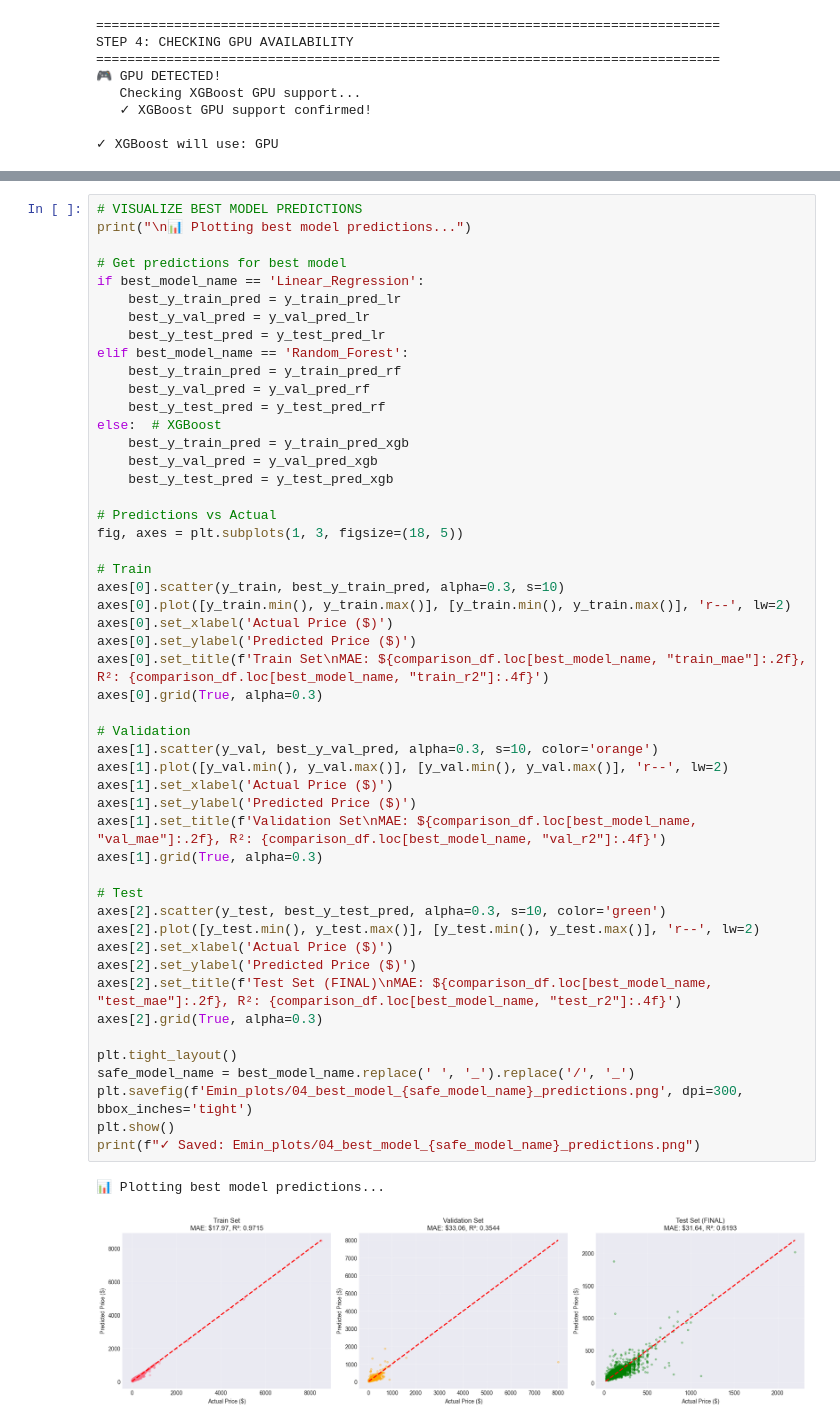
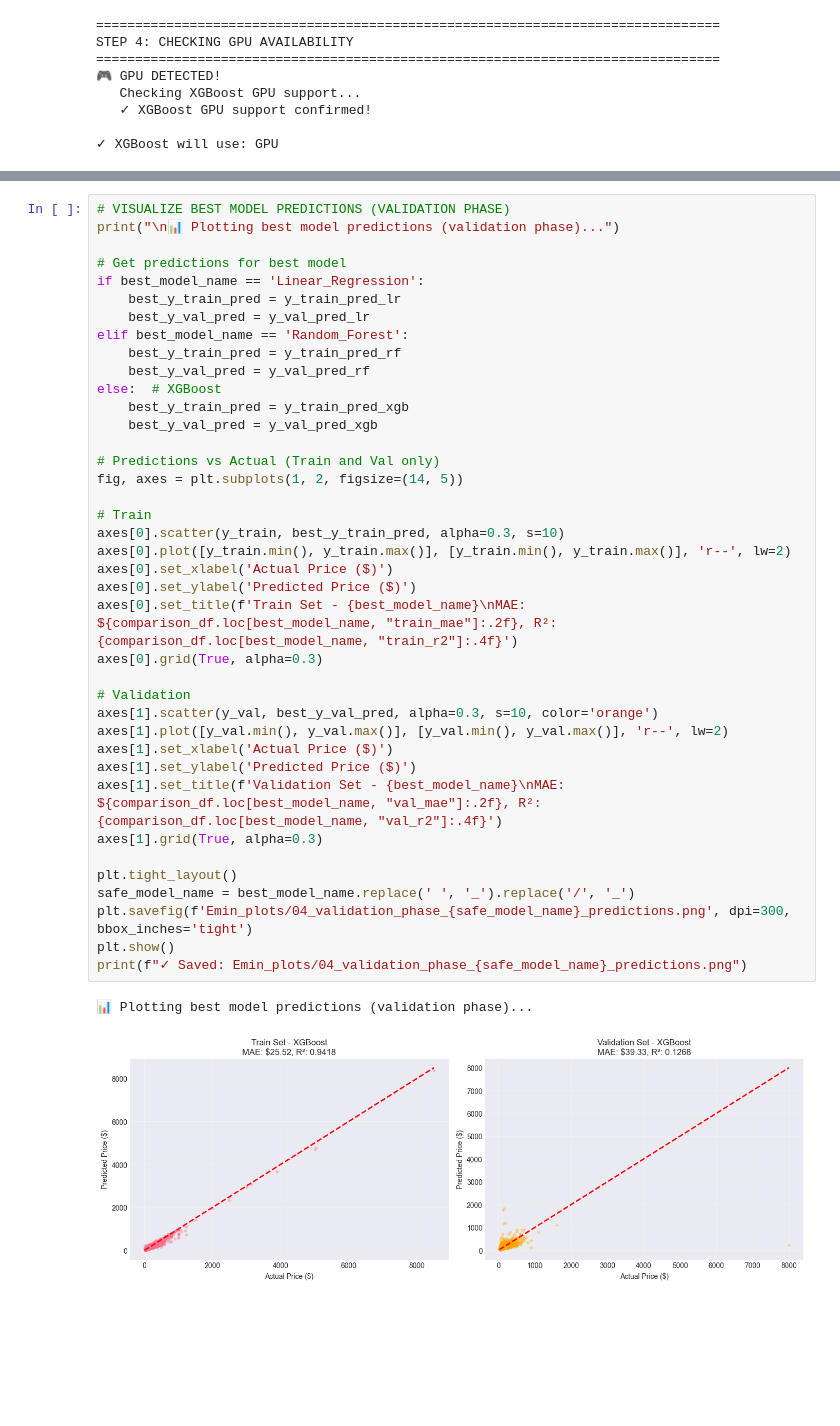
Before and after one commit to EminHALLAK/Airbnb-Price_Predection, a Jupyter notebook: model_training.ipynb, the cells around one changed output, grey strips where cells are left out. Cells and saved outputs as stored; diff of their text form; blank space fills up the shorter version.

```diff
--- a/model_training.ipynb
+++ b/model_training.ipynb
@@ -790,53 +792,42 @@ print("✓ Saved: Emin_plots/03_model_comparison_all_sets.png")
 # %%
-# VISUALIZE BEST MODEL PREDICTIONS
-print("\n📊 Plotting best model predictions...")
+# VISUALIZE BEST MODEL PREDICTIONS (VALIDATION PHASE)
+print("\n📊 Plotting best model predictions (validation phase)...")
 
 # Get predictions for best model
 if best_model_name == 'Linear_Regression':
     best_y_train_pred = y_train_pred_lr
     best_y_val_pred = y_val_pred_lr
-    best_y_test_pred = y_test_pred_lr
 elif best_model_name == 'Random_Forest':
     best_y_train_pred = y_train_pred_rf
     best_y_val_pred = y_val_pred_rf
-    best_y_test_pred = y_test_pred_rf
 else:  # XGBoost
     best_y_train_pred = y_train_pred_xgb
     best_y_val_pred = y_val_pred_xgb
-    best_y_test_pred = y_test_pred_xgb
 
-# Predictions vs Actual
-fig, axes = plt.subplots(1, 3, figsize=(18, 5))
+# Predictions vs Actual (Train and Val only)
+fig, axes = plt.subplots(1, 2, figsize=(14, 5))
 
 # Train
 axes[0].scatter(y_train, best_y_train_pred, alpha=0.3, s=10)
 axes[0].plot([y_train.min(), y_train.max()], [y_train.min(), y_train.max()], 'r--', lw=2)
 axes[0].set_xlabel('Actual Price ($)')
 axes[0].set_ylabel('Predicted Price ($)')
-axes[0].set_title(f'Train Set\nMAE: ${comparison_df.loc[best_model_name, "train_mae"]:.2f}, R²: {comparison_df.loc[best_model_name, "train_r2"]:.4f}')
+axes[0].set_title(f'Train Set - {best_model_name}\nMAE: ${comparison_df.loc[best_model_name, "train_mae"]:.2f}, R²: {comparison_df.loc[best_model_name, "train_r2"]:.4f}')
 axes[0].grid(True, alpha=0.3)
 
 # Validation
 axes[1].scatter(y_val, best_y_val_pred, alpha=0.3, s=10, color='orange')
 axes[1].plot([y_val.min(), y_val.max()], [y_val.min(), y_val.max()], 'r--', lw=2)
 axes[1].set_xlabel('Actual Price ($)')
 axes[1].set_ylabel('Predicted Price ($)')
-axes[1].set_title(f'Validation Set\nMAE: ${comparison_df.loc[best_model_name, "val_mae"]:.2f}, R²: {comparison_df.loc[best_model_name, "val_r2"]:.4f}')
+axes[1].set_title(f'Validation Set - {best_model_name}\nMAE: ${comparison_df.loc[best_model_name, "val_mae"]:.2f}, R²: {comparison_df.loc[best_model_name, "val_r2"]:.4f}')
 axes[1].grid(True, alpha=0.3)
-
-# Test
-axes[2].scatter(y_test, best_y_test_pred, alpha=0.3, s=10, color='green')
-axes[2].plot([y_test.min(), y_test.max()], [y_test.min(), y_test.max()], 'r--', lw=2)
-axes[2].set_xlabel('Actual Price ($)')
-axes[2].set_ylabel('Predicted Price ($)')
-axes[2].set_title(f'Test Set (FINAL)\nMAE: ${comparison_df.loc[best_model_name, "test_mae"]:.2f}, R²: {comparison_df.loc[best_model_name, "test_r2"]:.4f}')
-axes[2].grid(True, alpha=0.3)
 
 plt.tight_layout()
 safe_model_name = best_model_name.replace(' ', '_').replace('/', '_')
-plt.savefig(f'Emin_plots/04_best_model_{safe_model_name}_predictions.png', dpi=300, bbox_inches='tight')
+plt.savefig(f'Emin_plots/04_validation_phase_{safe_model_name}_predictions.png', dpi=300, bbox_inches='tight')
 plt.show()
-print(f"✓ Saved: Emin_plots/04_best_model_{safe_model_name}_predictions.png")
+print(f"✓ Saved: Emin_plots/04_validation_phase_{safe_model_name}_predictions.png")
 # %% [output]
-📊 Plotting best model predictions...
+📊 Plotting best model predictions (validation phase)...
-[figure, old version]
+[figure, new version]
```
Also changed, not shown: parts of 17 cells of this notebook, 5 other files.
